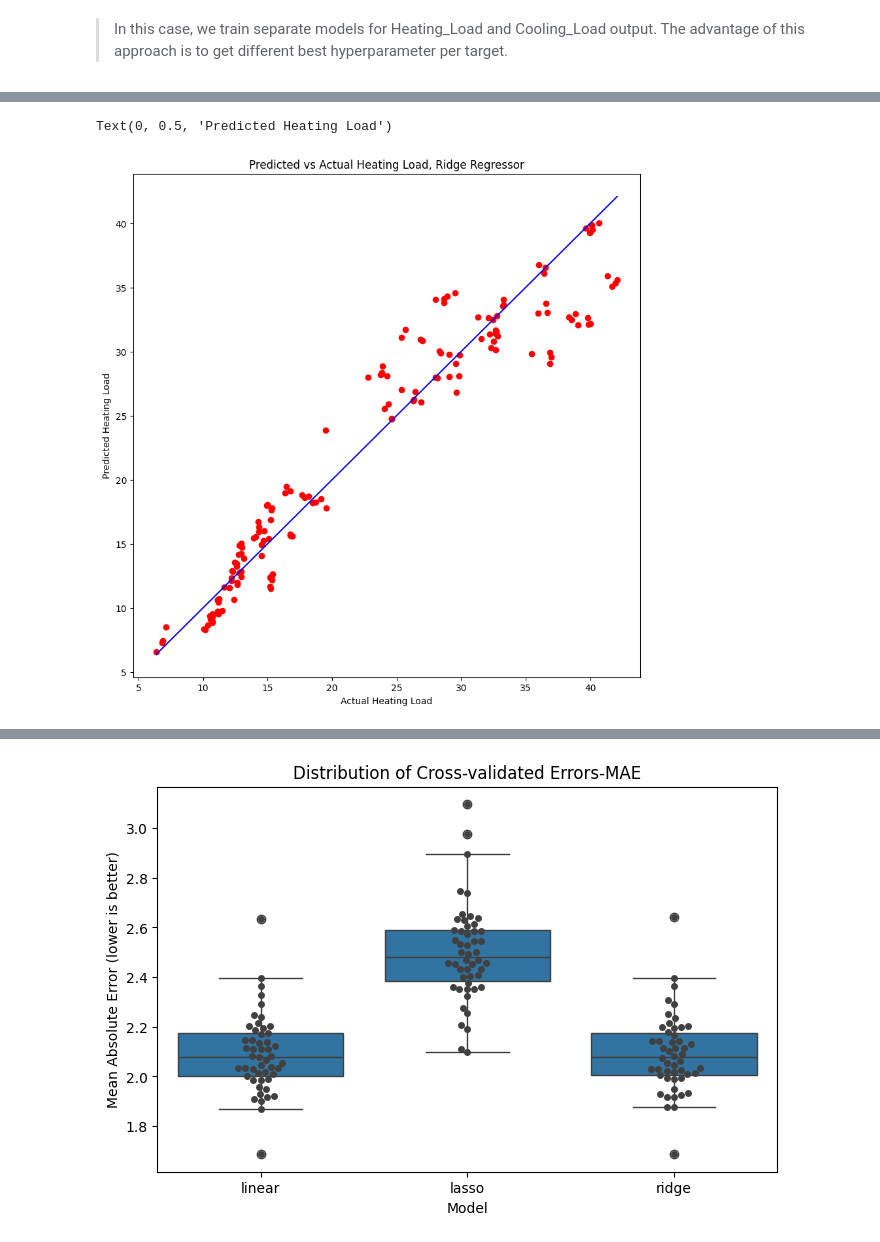
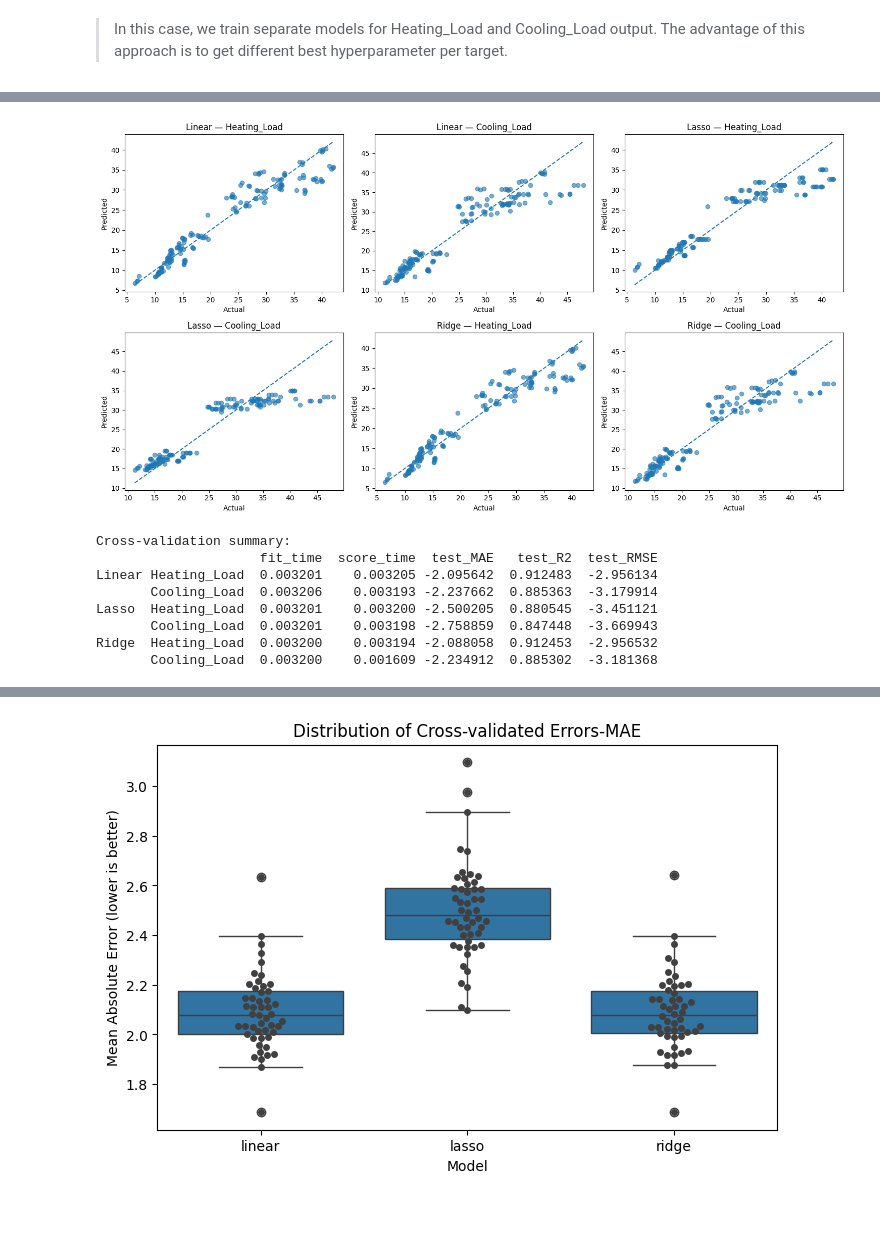
Before and after one commit to ignsagita/energy-regression, a Jupyter notebook: energy-regression.ipynb, the cells around one changed output, grey strips where cells are left out. Drawn from its saved outputs; the diff is of its cells as text; code cells hidden in the pictures; blank space fills up the shorter version.

```diff
--- a/energy-regression.ipynb
+++ b/energy-regression.ipynb
@@ -436,11 +279,65 @@ Text(0, 0.5, 'Predicted Heating Load')
-# %%
-# Plot the predicted values against the actual values for the Ridge regression model. Add a 45 degree line to show the perfect prediction
-plt.figure(figsize=(10, 10))
-plt.scatter(y_test['Heating_Load'], y_pred3, color='red')
-plt.plot([y_test['Heating_Load'].min(), y_test['Heating_Load'].max()], [y_test['Heating_Load'].min(), y_test['Heating_Load'].max()], color='blue')
-plt.title('Predicted vs Actual Heating Load, Ridge Regressor')
-plt.xlabel('Actual Heating Load')
-plt.ylabel('Predicted Heating Load')
-# %% [output]
-Text(0, 0.5, 'Predicted Heating Load')
-[figure, removed]
+# %%
+models = {
+    "Linear": LinearRegression(),
+    "Lasso": Lasso(random_state=RSEED),
+    "Ridge": Ridge(random_state=RSEED)
+}
+
+targets = ["Heating_Load", "Cooling_Load"]
+# %%
+def plot_actual_vs_pred(y_true, y_pred, title, subplot_id, total_plots):
+    ax = plt.subplot(2, total_plots // 2, subplot_id)
+    ax.scatter(y_true, y_pred, alpha=0.6)
+    lo, hi = min(y_true.min(), y_pred.min()), max(y_true.max(), y_pred.max())
+    ax.plot([lo, hi], [lo, hi], linestyle="--")
+    ax.set_title(title)
+    ax.set_xlabel("Actual")
+    ax.set_ylabel("Predicted")
+# %%
+results_cv, results_test, pred_results = {}, {}, {}
+plt.figure(figsize=(15, 8))
+plot_id = 1
+
+for name, base_model in models.items():
+    pipe = Pipeline([("scaler", StandardScaler()), ("model", base_model)])
+    for target in targets:
+        # CV
+        scores = cross_validate(pipe, X_train, y_train[target], cv=5, scoring=scoring)
+        df_scores = pd.DataFrame(scores)
+        results_cv[(name, target)] = df_scores.mean()
+
+        # Train full train + evaluate on test
+        pipe.fit(X_train, y_train[target])
+        y_pred = pipe.predict(X_test)
+
+        rmse = sqrt(mean_squared_error(y_test[target], y_pred))
+        mae = mean_absolute_error(y_test[target], y_pred)
+        r2 = r2_score(y_test[target], y_pred)
+
+        results_test[(name, target)] = {"RMSE": rmse, "MAE": mae, "R2": r2}
+        pred_results[(name, target)] = {"y_true": y_test[target], "y_pred": y_pred}
+
+        # Plot scatter
+        plot_actual_vs_pred(y_test[target], y_pred, f"{name} — {target}", plot_id, len(models)*len(targets))
+        plot_id += 1
+
+plt.tight_layout()
+plt.show()
+
+# Summaries
+df_cv_summary = pd.DataFrame(results_cv).T
+df_test_summary = pd.DataFrame(results_test).T
+# %% [output]
+[figure, added]
+# %%
+print("\nCross-validation summary:")
+print(df_cv_summary)
+# %% [output]
+Cross-validation summary:
+                     fit_time  score_time  test_MAE   test_R2  test_RMSE
+Linear Heating_Load  0.003201    0.003205 -2.095642  0.912483  -2.956134
+       Cooling_Load  0.003206    0.003193 -2.237662  0.885363  -3.179914
+Lasso  Heating_Load  0.003201    0.003200 -2.500205  0.880545  -3.451121
+       Cooling_Load  0.003201    0.003198 -2.758859  0.847448  -3.669943
+Ridge  Heating_Load  0.003200    0.003194 -2.088058  0.912453  -2.956532
+       Cooling_Load  0.003200    0.001609 -2.234912  0.885302  -3.181368
```
Also changed, not shown: parts of 15 cells of this notebook.
